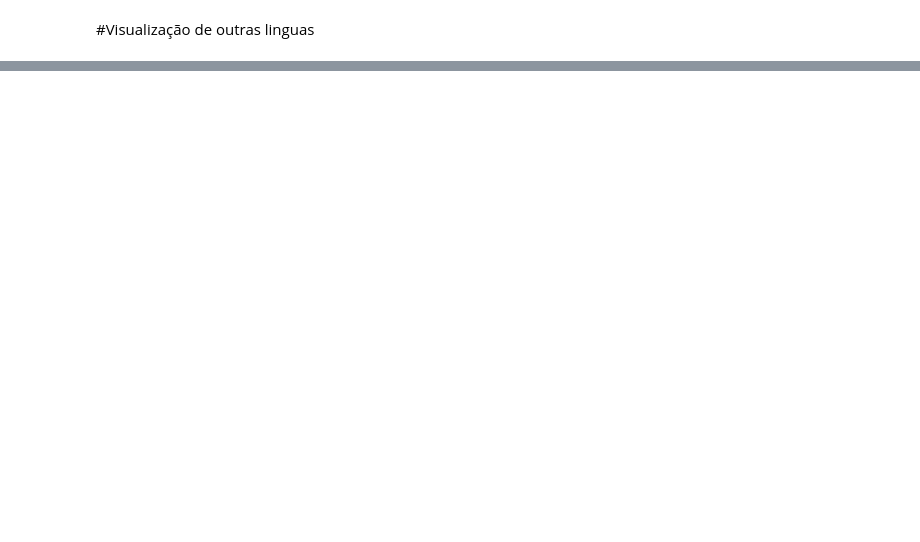
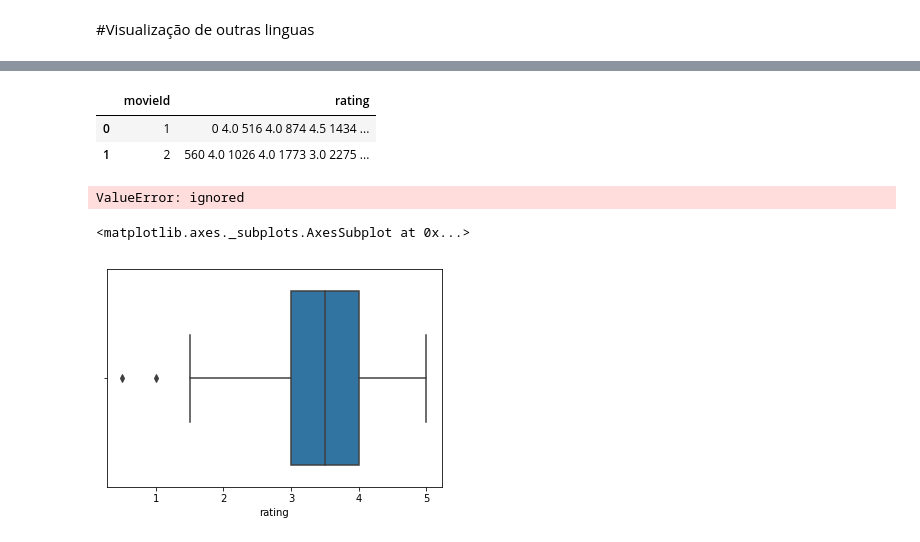
Before and after one commit to rafaelcamelo31/Introdu-o-a-Data-Science, a Jupyter notebook: Introdução_a_Data_Science.ipynb, the cells around one changed output, grey strips where cells are left out. Cells and saved outputs as stored; diff of their text form; code cells hidden in the pictures; blank space fills up the shorter version.

```diff
--- a/Introdução_a_Data_Science.ipynb
+++ b/Introdução_a_Data_Science.ipynb
@@ -252,0 +241,4 @@ sns.catplot(x='original_language', kind='count', data = total_outra_lingua)
+# %%
+notas_toystory = ratings.query("movieId == '1'")
+notas_jumanji = ratings.query("movieId =='2'")
+print(len(notas_toystory), len(notas_jumanji))
@@ -252,0 +316,22 @@ sns.catplot(x='original_language', kind='count', data = total_outra_lingua)
+# %%
+dados = {
+    'movieId':[1,2],
+    'rating':[notas_toystory.rating, notas_jumanji.rating]
+}
+
+dataframe = pd.DataFrame(dados)
+
+dataframe
+# %% [output]
+|  | movieId | rating |
+| 0 | 1 | 0 4.0 516 4.0 874 4.5 1434 ... |
+| 1 | 2 | 560 4.0 1026 4.0 1773 3.0 2275 ... |
+# %%
+sns.boxplot(x='movieId', y='rating', data=notas_toystory.rating)
+# %% [output]
+ValueError: ignored
+# %%
+sns.boxplot(notas_jumanji.rating)
+# %% [output]
+<matplotlib.axes._subplots.AxesSubplot at 0x...>
+[figure, added]
```
Also changed, not shown: parts of 13 cells of this notebook.
